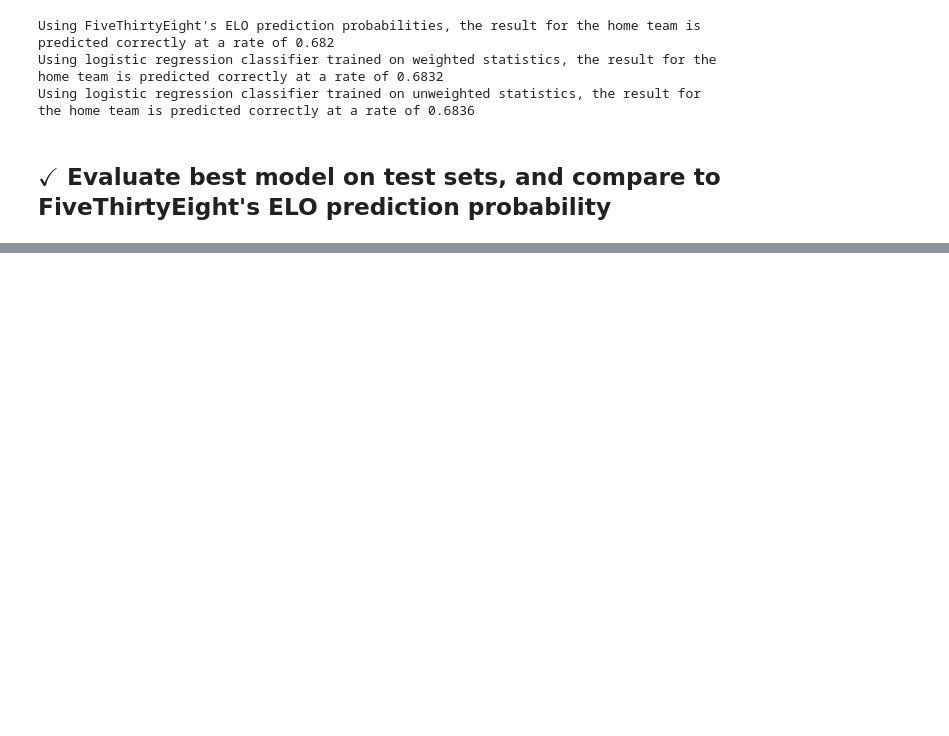
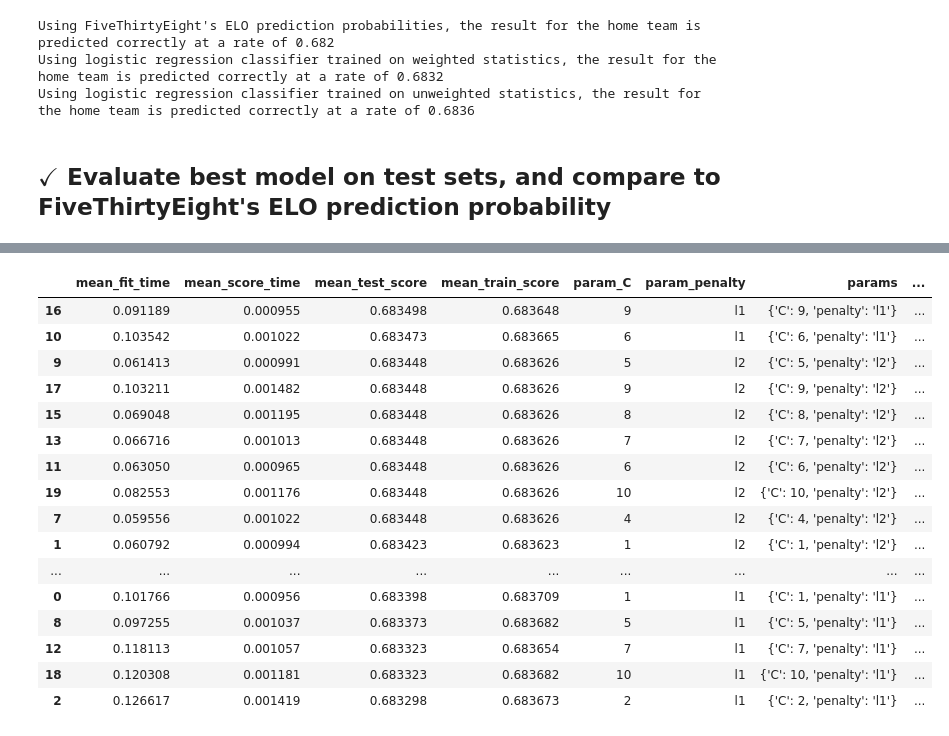
Before and after one commit to JKasakyan/nba-win-prob-model, a Jupyter notebook: Src/model_building.ipynb, the cells around one changed output, grey strips where cells are left out. Drawn from its saved outputs; the diff is of its cells as text; code cells hidden in the pictures; blank space fills up the shorter version.

```diff
--- a/Src/model_building.ipynb
+++ b/Src/model_building.ipynb
@@ -655,0 +698,27 @@ joblib.dump(best_unweighted_clf, '../Data/best_unweighted_clf.pkl');
+# %%
+log = LogisticRegression()
+parameters = {
+    "penalty": ["l1", "l2"],
+    "C": list(range(1,11))
+}
+unweighted_clf = GridSearchCV(log, parameters, cv=10)
+unweighted_clf.fit(X, y)
+pd.DataFrame(unweighted_clf.cv_results_).sort_values("mean_test_score", ascending=False)
+# %% [output]
+|  | mean_fit_time | mean_score_time | mean_test_score | mean_train_score | param_C | param_penalty | params | ... |
+| 16 | 0.091189 | 0.000955 | 0.683498 | 0.683648 | 9 | l1 | {'C': 9, 'penalty': 'l1'} | ... |
+| 10 | 0.103542 | 0.001022 | 0.683473 | 0.683665 | 6 | l1 | {'C': 6, 'penalty': 'l1'} | ... |
+| 9 | 0.061413 | 0.000991 | 0.683448 | 0.683626 | 5 | l2 | {'C': 5, 'penalty': 'l2'} | ... |
+| 17 | 0.103211 | 0.001482 | 0.683448 | 0.683626 | 9 | l2 | {'C': 9, 'penalty': 'l2'} | ... |
+| 15 | 0.069048 | 0.001195 | 0.683448 | 0.683626 | 8 | l2 | {'C': 8, 'penalty': 'l2'} | ... |
+| 13 | 0.066716 | 0.001013 | 0.683448 | 0.683626 | 7 | l2 | {'C': 7, 'penalty': 'l2'} | ... |
+| 11 | 0.063050 | 0.000965 | 0.683448 | 0.683626 | 6 | l2 | {'C': 6, 'penalty': 'l2'} | ... |
+| 19 | 0.082553 | 0.001176 | 0.683448 | 0.683626 | 10 | l2 | {'C': 10, 'penalty': 'l2'} | ... |
+| 7 | 0.059556 | 0.001022 | 0.683448 | 0.683626 | 4 | l2 | {'C': 4, 'penalty': 'l2'} | ... |
+| 1 | 0.060792 | 0.000994 | 0.683423 | 0.683623 | 1 | l2 | {'C': 1, 'penalty': 'l2'} | ... |
+| ... | ... | ... | ... | ... | ... | ... | ... | ... |
+| 0 | 0.101766 | 0.000956 | 0.683398 | 0.683709 | 1 | l1 | {'C': 1, 'penalty': 'l1'} | ... |
+| 8 | 0.097255 | 0.001037 | 0.683373 | 0.683682 | 5 | l1 | {'C': 5, 'penalty': 'l1'} | ... |
+| 12 | 0.118113 | 0.001057 | 0.683323 | 0.683654 | 7 | l1 | {'C': 7, 'penalty': 'l1'} | ... |
+| 18 | 0.120308 | 0.001181 | 0.683323 | 0.683682 | 10 | l1 | {'C': 10, 'penalty': 'l1'} | ... |
+| 2 | 0.126617 | 0.001419 | 0.683298 | 0.683673 | 2 | l1 | {'C': 2, 'penalty': 'l1'} | ... |
```
Also changed, not shown: parts of 6 cells of this notebook.
